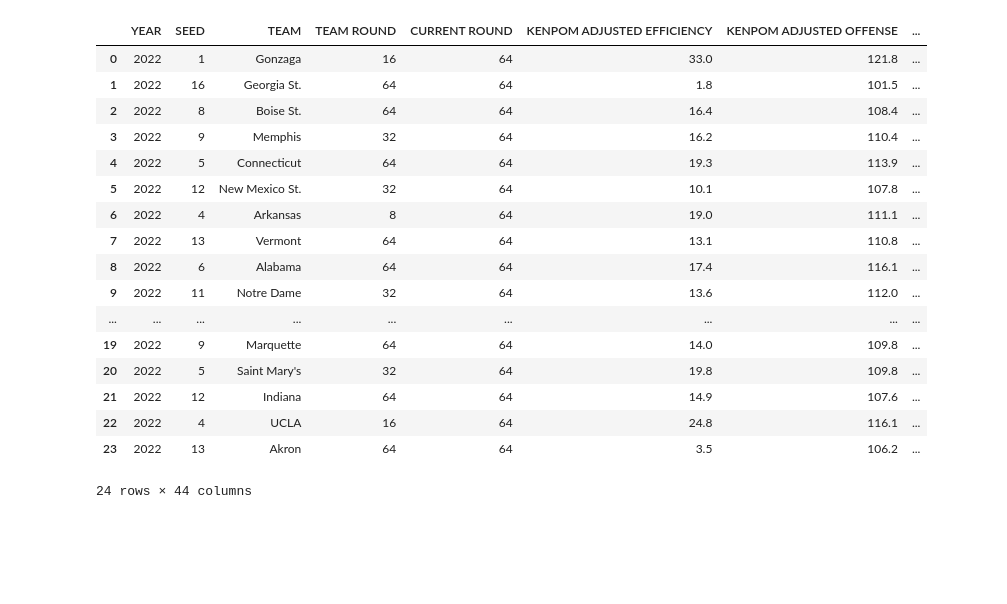
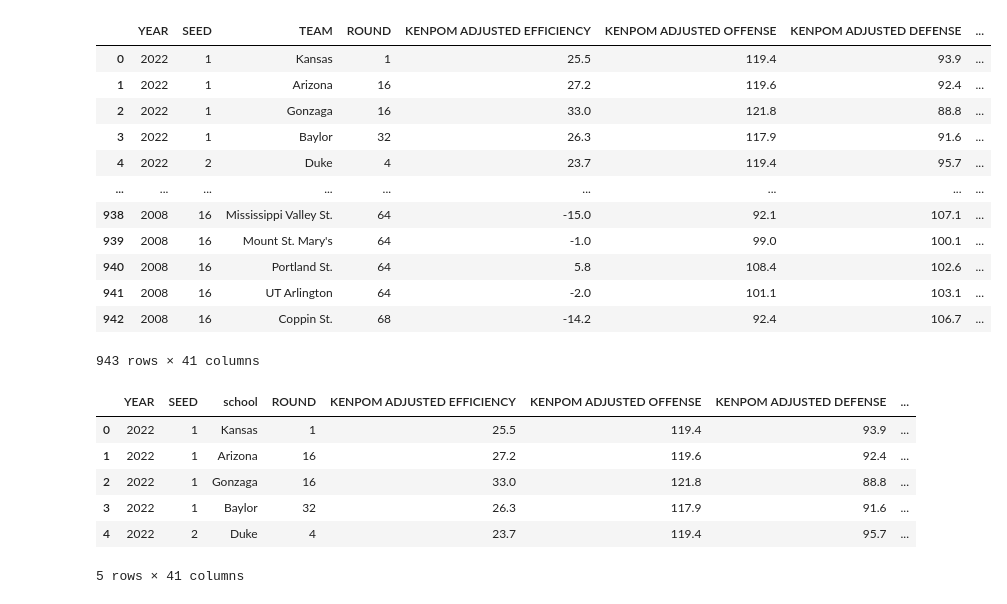
Before and after one commit to J0HN-MAC/March_Madness_Analysis, a Jupyter notebook: tourney_team_transform.ipynb, the cells around one changed output. Saved outputs shown, nothing was run; the diff lists cells and outputs as text; code cells hidden in the pictures; blank space fills up the shorter version.

Commit message:
modified both ipynb files, added Resources/clean_score_data.csv

```diff
--- a/tourney_team_transform.ipynb
+++ b/tourney_team_transform.ipynb
@@ -2,24 +2,31 @@
 import pandas as pd
 # %%
 # Read in CSV
-tourney_team_df = pd.read_csv('Resources/Tournament Team Data.csv')
-tourney_team_df.head(24)
+team_df = pd.read_csv('Resources/Tournament Game Data.csv')
+team_df
 # %% [output]
-|  | YEAR | SEED | TEAM | TEAM ROUND | CURRENT ROUND | KENPOM ADJUSTED EFFICIENCY | KENPOM ADJUSTED OFFENSE | ... |
-| 0 | 2022 | 1 | Gonzaga | 16 | 64 | 33.0 | 121.8 | ... |
-| 1 | 2022 | 16 | Georgia St. | 64 | 64 | 1.8 | 101.5 | ... |
-| 2 | 2022 | 8 | Boise St. | 64 | 64 | 16.4 | 108.4 | ... |
-| 3 | 2022 | 9 | Memphis | 32 | 64 | 16.2 | 110.4 | ... |
-| 4 | 2022 | 5 | Connecticut | 64 | 64 | 19.3 | 113.9 | ... |
-| 5 | 2022 | 12 | New Mexico St. | 32 | 64 | 10.1 | 107.8 | ... |
-| 6 | 2022 | 4 | Arkansas | 8 | 64 | 19.0 | 111.1 | ... |
-| 7 | 2022 | 13 | Vermont | 64 | 64 | 13.1 | 110.8 | ... |
-| 8 | 2022 | 6 | Alabama | 64 | 64 | 17.4 | 116.1 | ... |
-| 9 | 2022 | 11 | Notre Dame | 32 | 64 | 13.6 | 112.0 | ... |
+|  | YEAR | SEED | TEAM | ROUND | KENPOM ADJUSTED EFFICIENCY | KENPOM ADJUSTED OFFENSE | KENPOM ADJUSTED DEFENSE | ... |
+| 0 | 2022 | 1 | Kansas | 1 | 25.5 | 119.4 | 93.9 | ... |
+| 1 | 2022 | 1 | Arizona | 16 | 27.2 | 119.6 | 92.4 | ... |
+| 2 | 2022 | 1 | Gonzaga | 16 | 33.0 | 121.8 | 88.8 | ... |
+| 3 | 2022 | 1 | Baylor | 32 | 26.3 | 117.9 | 91.6 | ... |
+| 4 | 2022 | 2 | Duke | 4 | 23.7 | 119.4 | 95.7 | ... |
 | ... | ... | ... | ... | ... | ... | ... | ... | ... |
-| 19 | 2022 | 9 | Marquette | 64 | 64 | 14.0 | 109.8 | ... |
-| 20 | 2022 | 5 | Saint Mary's | 32 | 64 | 19.8 | 109.8 | ... |
-| 21 | 2022 | 12 | Indiana | 64 | 64 | 14.9 | 107.6 | ... |
-| 22 | 2022 | 4 | UCLA | 16 | 64 | 24.8 | 116.1 | ... |
-| 23 | 2022 | 13 | Akron | 64 | 64 | 3.5 | 106.2 | ... |
+| 938 | 2008 | 16 | Mississippi Valley St. | 64 | -15.0 | 92.1 | 107.1 | ... |
+| 939 | 2008 | 16 | Mount St. Mary's | 64 | -1.0 | 99.0 | 100.1 | ... |
+| 940 | 2008 | 16 | Portland St. | 64 | 5.8 | 108.4 | 102.6 | ... |
+| 941 | 2008 | 16 | UT Arlington | 64 | -2.0 | 101.1 | 103.1 | ... |
+| 942 | 2008 | 16 | Coppin St. | 68 | -14.2 | 92.4 | 106.7 | ... |
-24 rows × 44 columns
+943 rows × 41 columns
+# %%
+# Rename TEAM column to school
+clean_team_df = team_df.rename(columns={'TEAM': 'school'})
+clean_team_df.head()
+# %% [output]
+|  | YEAR | SEED | school | ROUND | KENPOM ADJUSTED EFFICIENCY | KENPOM ADJUSTED OFFENSE | KENPOM ADJUSTED DEFENSE | ... |
+| 0 | 2022 | 1 | Kansas | 1 | 25.5 | 119.4 | 93.9 | ... |
+| 1 | 2022 | 1 | Arizona | 16 | 27.2 | 119.6 | 92.4 | ... |
+| 2 | 2022 | 1 | Gonzaga | 16 | 33.0 | 121.8 | 88.8 | ... |
+| 3 | 2022 | 1 | Baylor | 32 | 26.3 | 117.9 | 91.6 | ... |
+| 4 | 2022 | 2 | Duke | 4 | 23.7 | 119.4 | 95.7 | ... |
+5 rows × 41 columns
```
Also changed, not shown: parts of 7 cells of this notebook, 3 other files.
